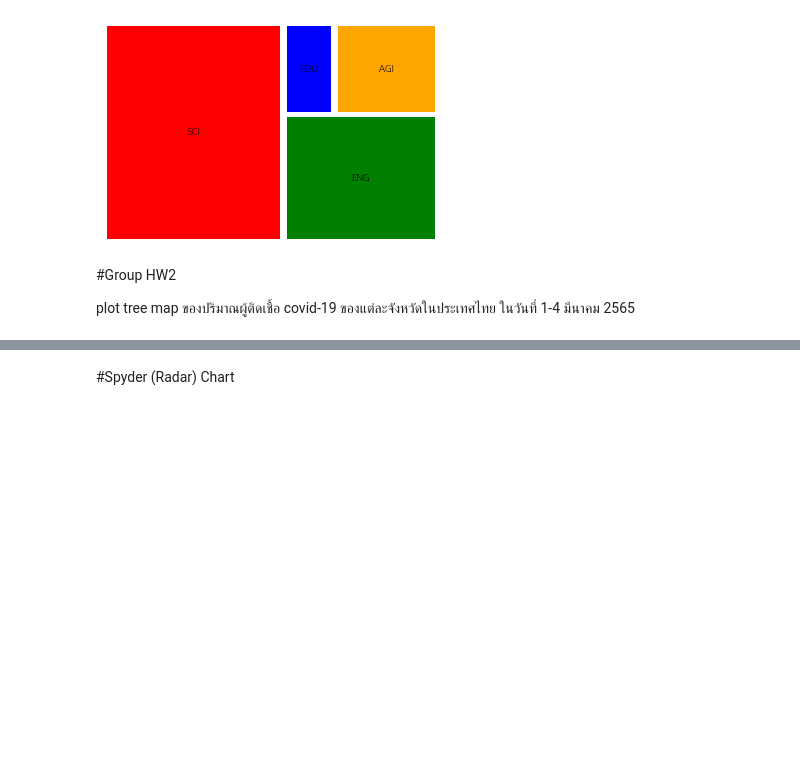
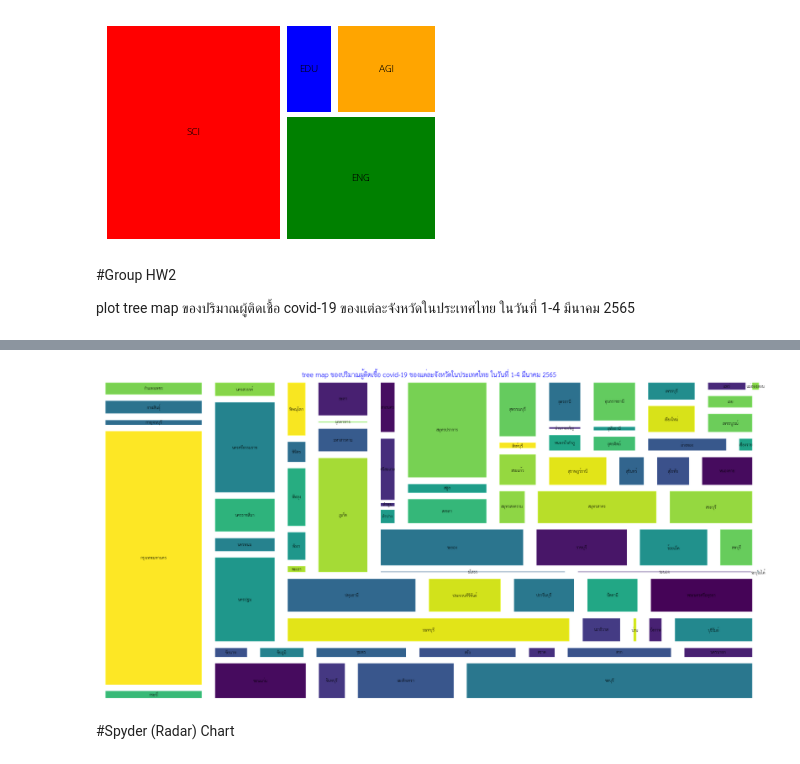
Before and after one commit to Kanyarat-S/data_viz_2020, a Jupyter notebook: DataViz04_Data_Comparison.ipynb, the cells around one changed output, grey strips where cells are left out. Cells and saved outputs as stored; diff of their text form; code cells hidden in the pictures; blank space fills up the shorter version.

Commit message:
Group HW2 เสร็จ

```diff
--- a/DataViz04_Data_Comparison.ipynb
+++ b/DataViz04_Data_Comparison.ipynb
@@ -429,0 +548,3 @@ plot tree map ของปริมาณผู้ติดเชื้อ covid
+# %%
+covid_date1 = covid_date[['No.','announce_date','province_of_onset']] #สร้างตัวแปร covid_date1 มารับข้อมูลเฉพาะ announce_date ,No., province_of_onset จาก covid_date
+covid_date1
@@ -429,0 +578,3 @@ plot tree map ของปริมาณผู้ติดเชื้อ covid
+# %%
+covid_date2 = covid_date1.dropna()
+covid_date2
@@ -429,0 +667,7 @@ plot tree map ของปริมาณผู้ติดเชื้อ covid
+# %%
+#covid_date3 = covid_date2.groupby('province_of_onset').count() #groupby จัดกลุ่ม province_of_onset ในตาราง covid_date3
+#covid_date3
+covid_date3 = covid_date2.groupby('province_of_onset')['No.'].count()
+covid_date3_1 = pd.DataFrame(covid_date3)
+covid_date3noindex = covid_date3_1.reset_index() #reset_index ใช้เพื่อสำหรับลบช่องว่าง
+covid_date3noindex
@@ -429,0 +696,4 @@ plot tree map ของปริมาณผู้ติดเชื้อ covid
+# %%
+import matplotlib as mpl
+mpl.font_manager.fontManager.addfont('thsarabunnew-webfont.ttf')
+mpl.rc('font', family='TH Sarabun New')
@@ -430,3 +707,11 @@ plot tree map ของปริมาณผู้ติดเชื้อ covid
+# %%
+plt.figure(figsize=(30,15))   # กำหนดขนาดกราฟ (ยาว,กว้าง)
+squarify.plot(covid_date3noindex['No.'],label=covid_date3noindex['province_of_onset'],pad=True)
+plt.axis('off') #แยกกล่อง
+title = 'tree map ของปริมาณผู้ติดเชื้อ covid-19 ของแต่ละจังหวัดในประเทศไทย ในวันที่ 1-4 มีนาคม 2565' #ชื่อตาราง
+plt.title(title,size=16,color='b'); # พล็อตชื่อหัวตาราง
+# %% [output]
+[figure, added]
 # %% [markdown]
 #Spyder (Radar) Chart
 # %%
```
Also changed, not shown: parts of 27 cells of this notebook.
